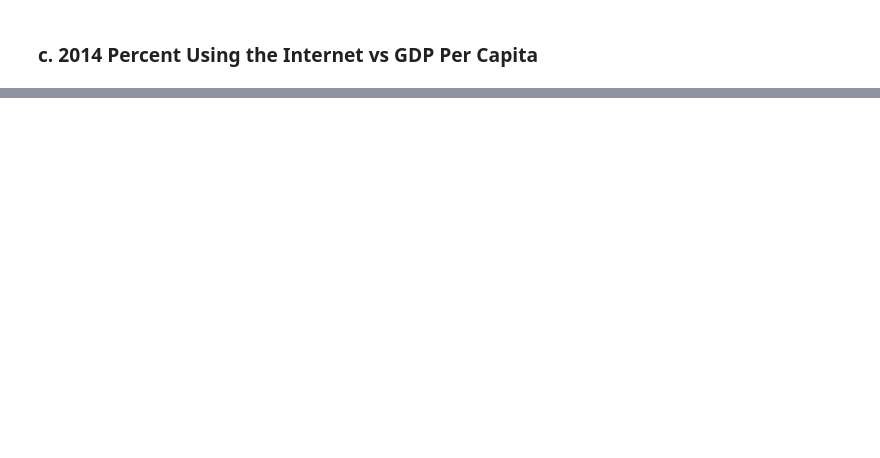
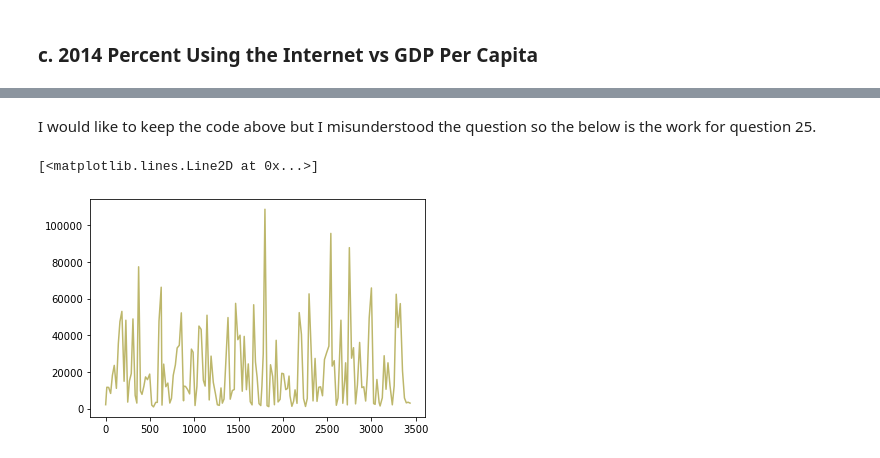
Before and after one commit to NSS-Data-Analytics-Cohort-7/gdp-and-internet-usage-HannahSolima, a Jupyter notebook: Notebook/UN Database Project.ipynb, the cells around one changed output, grey strips where cells are left out. Saved outputs shown, nothing was run; the diff lists cells and outputs as text; code cells hidden in the pictures; blank space fills up the shorter version.

Commit message:
question 28

```diff
--- a/Notebook/UN Database Project.ipynb
+++ b/Notebook/UN Database Project.ipynb
@@ -377,0 +488,7 @@ Bottom Country
+# %% [markdown]
+I would like to keep the code above but I misunderstood the question so the below is the work for question 25.
+# %%
+plt.plot(df_2014['GDP_Per_Capita'], color = 'darkkhaki')
+# %% [output]
+[<matplotlib.lines.Line2D at 0x...>]
+[figure, added]
```
Also changed, not shown: parts of 16 cells of this notebook.
